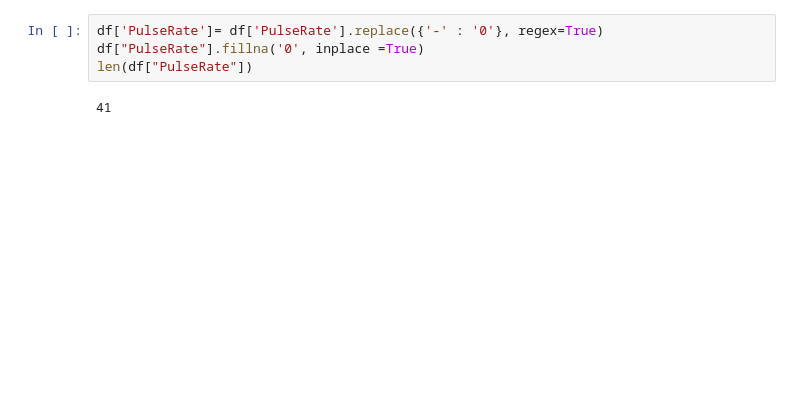
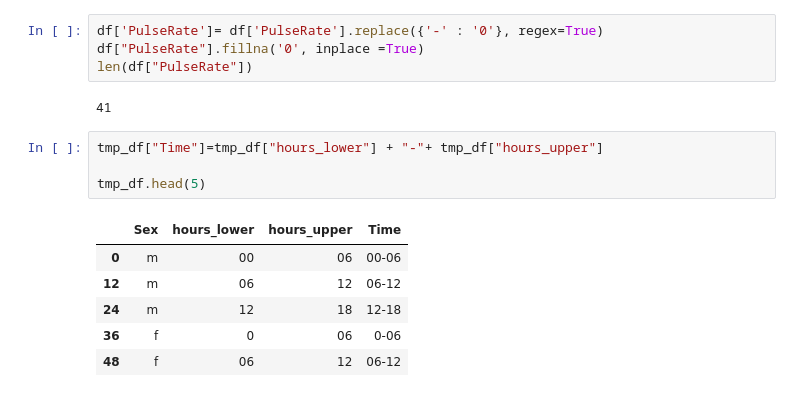
Before and after one commit to a-kiet0103/phantichdulieu, a Jupyter notebook: Lab03.ipynb, the cells around one changed output. Cells and saved outputs as stored; diff of their text form; blank space fills up the shorter version.

```diff
--- a/Lab03.ipynb
+++ b/Lab03.ipynb
@@ -367,3 +367,14 @@ df["PulseRate"].fillna('0', inplace =True)
 len(df["PulseRate"])
 # %% [output]
 41
+# %%
+tmp_df["Time"]=tmp_df["hours_lower"] + "-"+ tmp_df["hours_upper"]
+
+tmp_df.head(5)
+# %% [output]
+|  | Sex | hours_lower | hours_upper | Time |
+| 0 | m | 00 | 06 | 00-06 |
+| 12 | m | 06 | 12 | 06-12 |
+| 24 | m | 12 | 18 | 12-18 |
+| 36 | f | 0 | 06 | 0-06 |
+| 48 | f | 06 | 12 | 06-12 |
```
Also changed, not shown: parts of 2 cells of this notebook.
